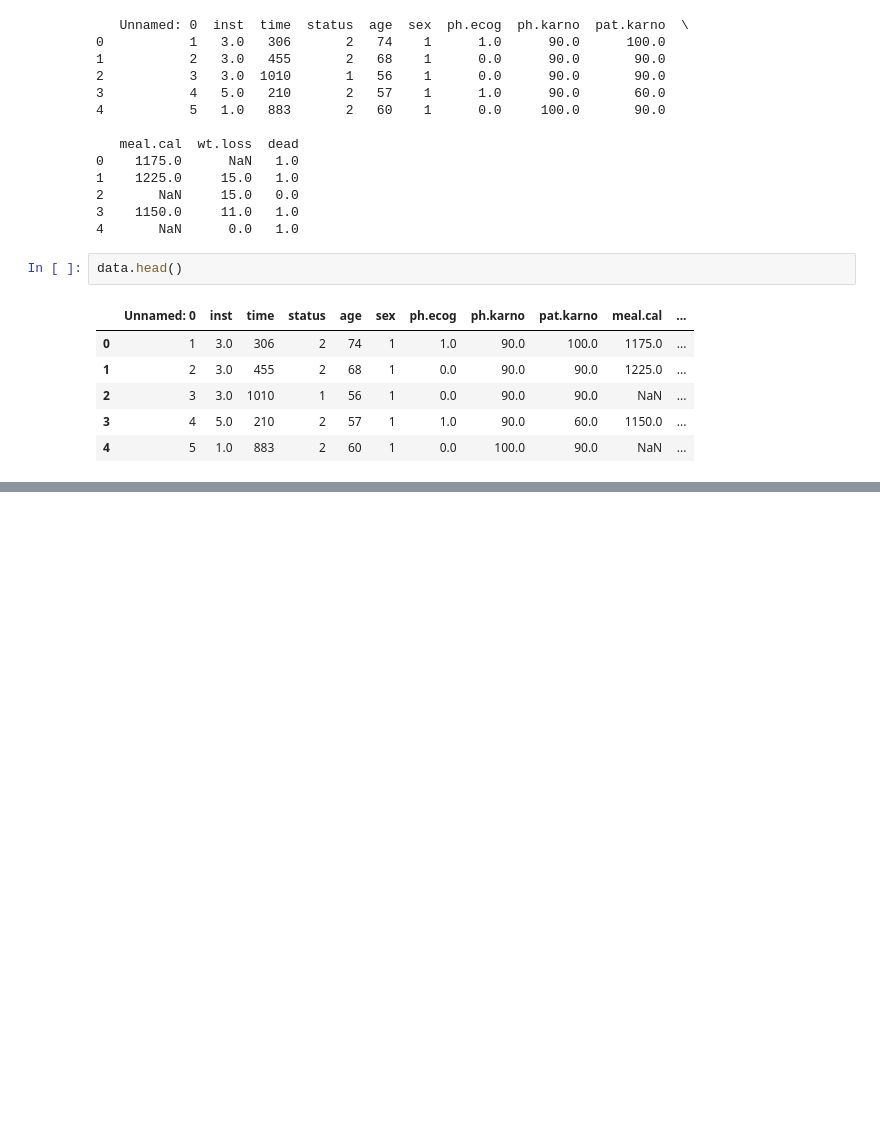
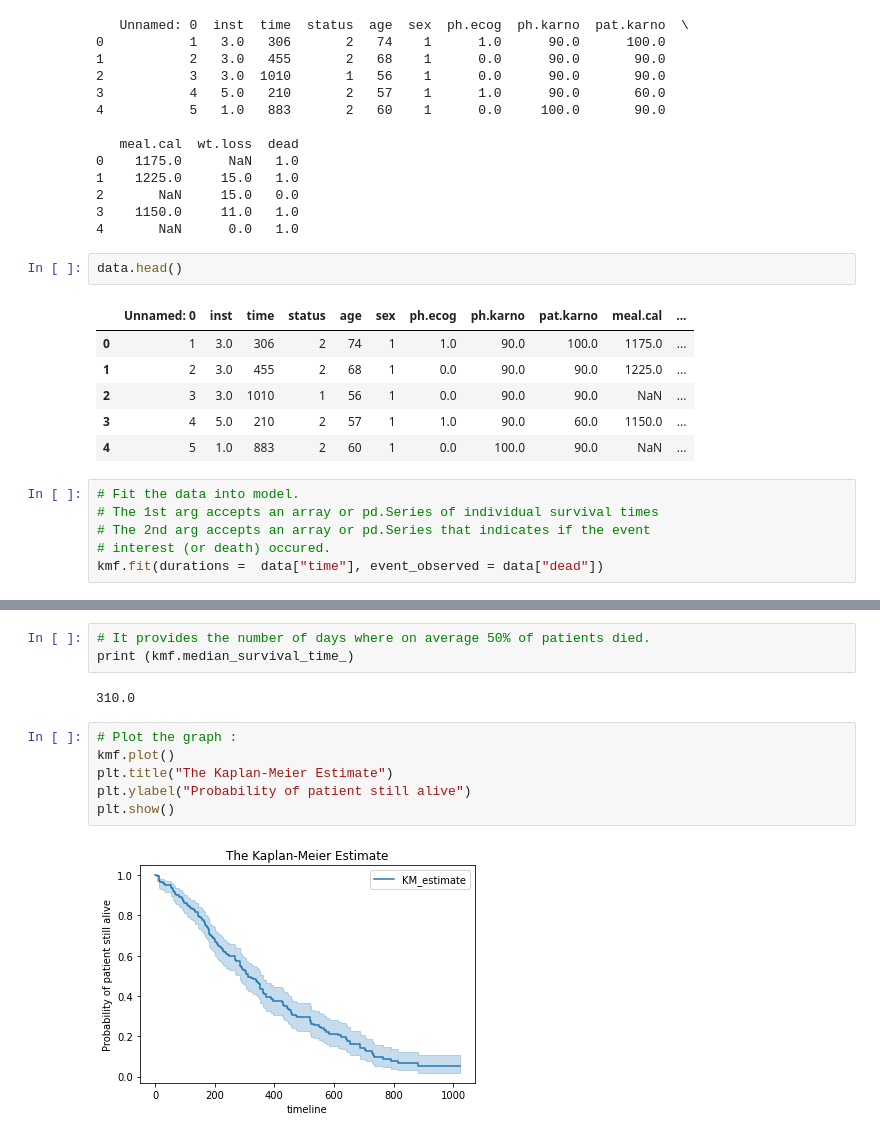
Before and after one commit to pzeb23/SurvivalAnalysisPython, a Jupyter notebook: SurvivalAnalysisPython.ipynb, the cells around one changed output, grey strips where cells are left out. Saved outputs shown, nothing was run; the diff lists cells and outputs as text; blank space fills up the shorter version.

Commit message:
model updated

```diff
--- a/SurvivalAnalysisPython.ipynb
+++ b/SurvivalAnalysisPython.ipynb
@@ -111,3 +110,9 @@ data.head()
 | 2 | 3 | 3.0 | 1010 | 1 | 56 | 1 | 0.0 | 90.0 | 90.0 | NaN | ... |
 | 3 | 4 | 5.0 | 210 | 2 | 57 | 1 | 1.0 | 90.0 | 60.0 | 1150.0 | ... |
 | 4 | 5 | 1.0 | 883 | 2 | 60 | 1 | 0.0 | 100.0 | 90.0 | NaN | ... |
+# %%
+# Fit the data into model.
+# The 1st arg accepts an array or pd.Series of individual survival times
+# The 2nd arg accepts an array or pd.Series that indicates if the event
+# interest (or death) occured.
+kmf.fit(durations =  data["time"], event_observed = data["dead"])
@@ -113,0 +209,13 @@ data.head()
+# %%
+# It provides the number of days where on average 50% of patients died.
+print (kmf.median_survival_time_)
+# %% [output]
+310.0
+# %%
+# Plot the graph :
+kmf.plot()
+plt.title("The Kaplan-Meier Estimate")
+plt.ylabel("Probability of patient still alive")
+plt.show()
+# %% [output]
+[figure, added]
```
Also changed, not shown: parts of 13 cells of this notebook.
